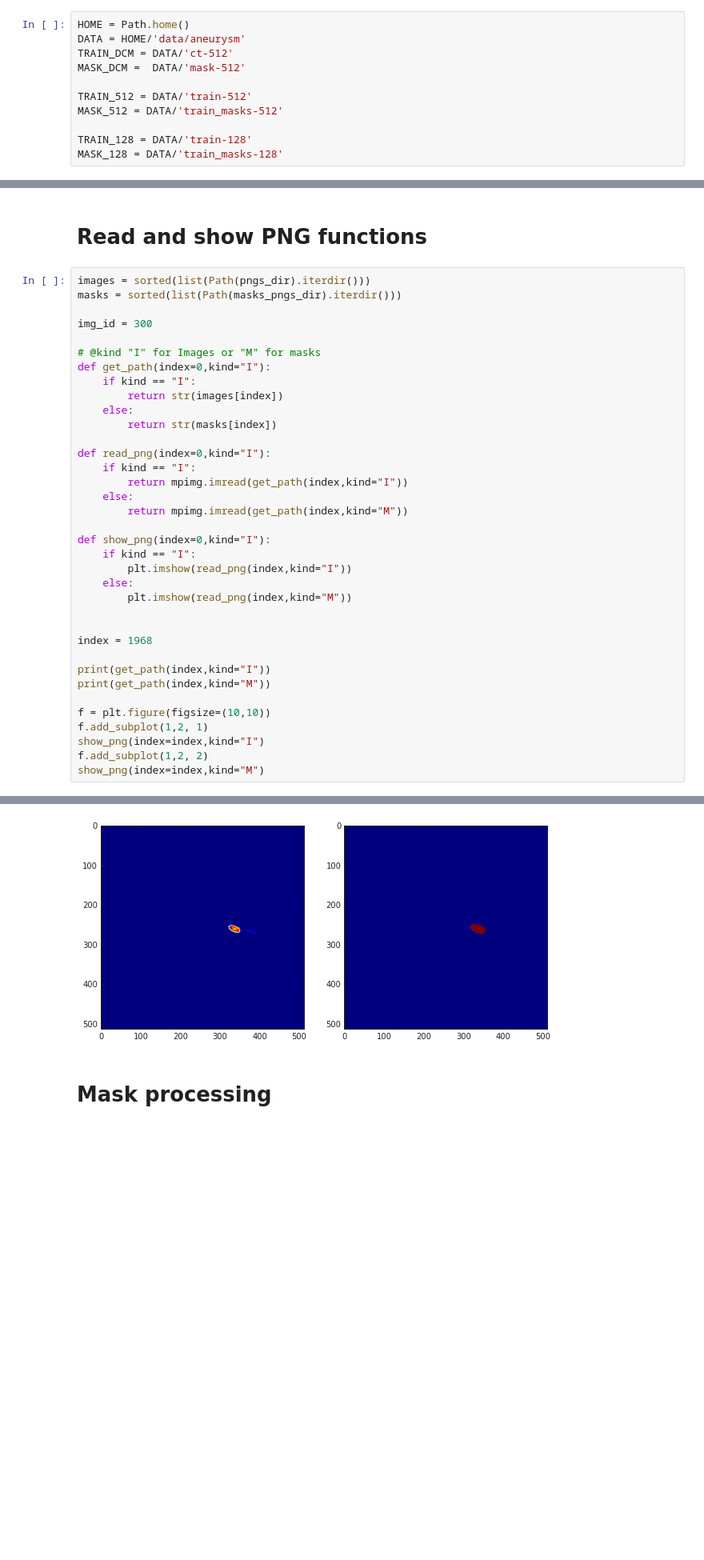
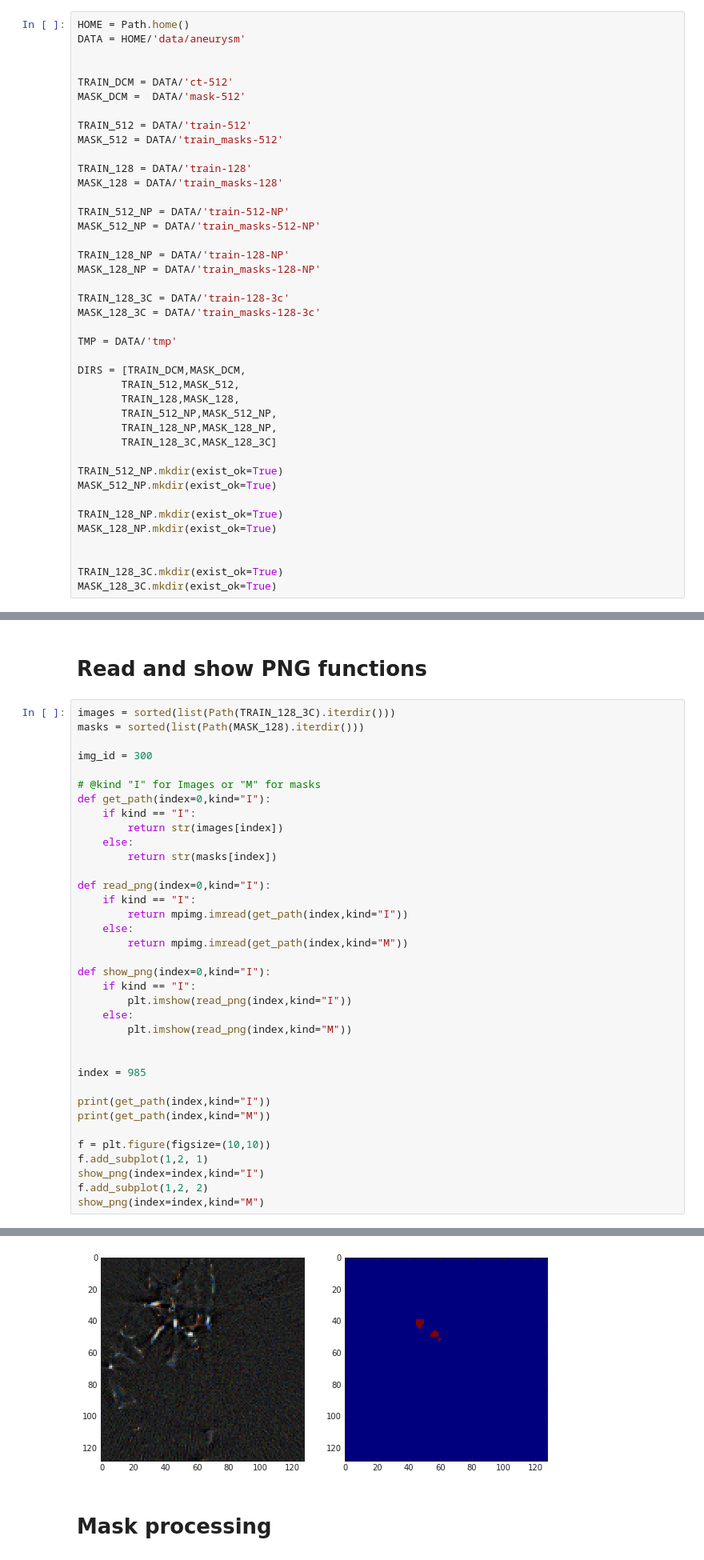
Before and after one commit to amer/2DUnet, a Jupyter notebook: inspect_aneurysm_data.ipynb, the cells around one changed output, grey strips where cells are left out. Shown at 80% size. Saved outputs shown, nothing was run; the diff lists cells and outputs as text; blank space fills up the shorter version.

```diff
--- a/inspect_aneurysm_data.ipynb
+++ b/inspect_aneurysm_data.ipynb
@@ -51,6 +51,8 @@ dirs = [data_dir,mask_dir,stl_dir,dcm_dir,pngs_dir,masks_pngs_dir]
 # %%
 HOME = Path.home()
 DATA = HOME/'data/aneurysm'
+
+
 TRAIN_DCM = DATA/'ct-512'
 MASK_DCM =  DATA/'mask-512'
 
@@ -59,6 +61,34 @@ MASK_512 = DATA/'train_masks-512'
 
 TRAIN_128 = DATA/'train-128'
 MASK_128 = DATA/'train_masks-128'
+
+TRAIN_512_NP = DATA/'train-512-NP'
+MASK_512_NP = DATA/'train_masks-512-NP'
+
+TRAIN_128_NP = DATA/'train-128-NP'
+MASK_128_NP = DATA/'train_masks-128-NP'
+
+TRAIN_128_3C = DATA/'train-128-3c'
+MASK_128_3C = DATA/'train_masks-128-3c'
+
+TMP = DATA/'tmp'
+
+DIRS = [TRAIN_DCM,MASK_DCM,
+       TRAIN_512,MASK_512,
+       TRAIN_128,MASK_128,
+       TRAIN_512_NP,MASK_512_NP,
+       TRAIN_128_NP,MASK_128_NP,
+       TRAIN_128_3C,MASK_128_3C]
+
+TRAIN_512_NP.mkdir(exist_ok=True)
+MASK_512_NP.mkdir(exist_ok=True)
+
+TRAIN_128_NP.mkdir(exist_ok=True)
+MASK_128_NP.mkdir(exist_ok=True)
+
+
+TRAIN_128_3C.mkdir(exist_ok=True)
+MASK_128_3C.mkdir(exist_ok=True)
 # %%
 # for d in dirs:
 #      !mkdir -p {d}
@@ -261,8 +289,8 @@ torch.backends.cudnn.benchmark=True
 # %% [markdown]
 # Read and show PNG functions
 # %%
-images = sorted(list(Path(pngs_dir).iterdir()))
-masks = sorted(list(Path(masks_pngs_dir).iterdir()))
+images = sorted(list(Path(TRAIN_128_3C).iterdir()))
+masks = sorted(list(Path(MASK_128).iterdir()))
 
 img_id = 300
 
@@ -286,7 +314,7 @@ def show_png(index=0,kind="I"):
         plt.imshow(read_png(index,kind="M"))
 
 
-index = 1968
+index = 985
 
 print(get_path(index,kind="I"))
 print(get_path(index,kind="M"))
@@ -302,4 +330,4 @@ show_png(index=index,kind="M")
-[figure, old version]
+[figure, new version]
 # %% [markdown]
 # Mask processing
 # %%
```
Also changed, not shown: parts of 41 cells of this notebook, 2 other files.
